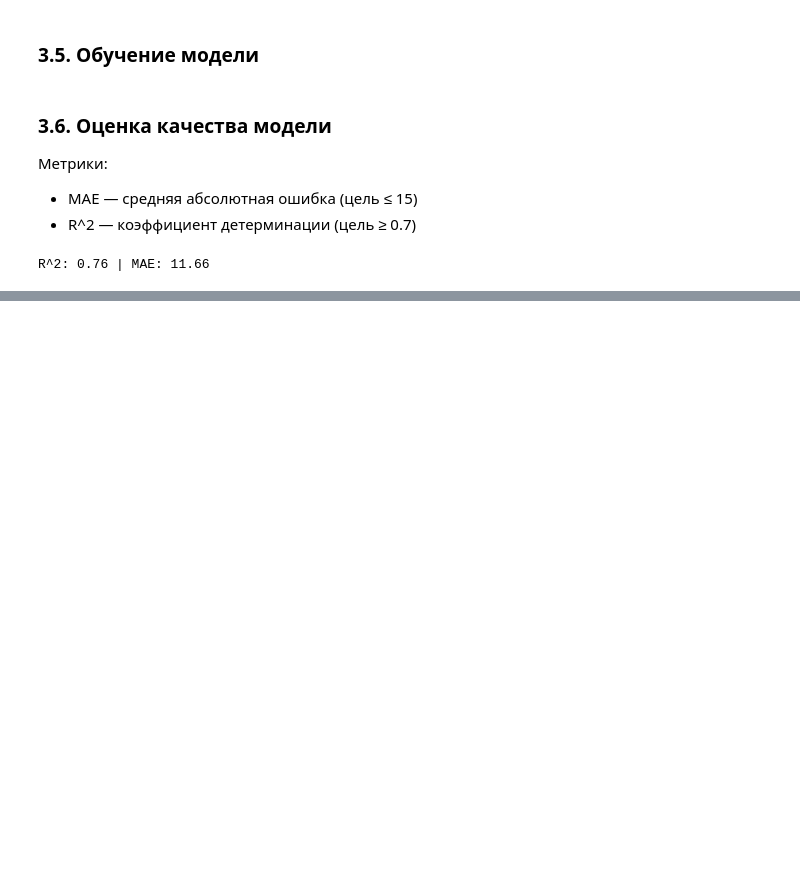
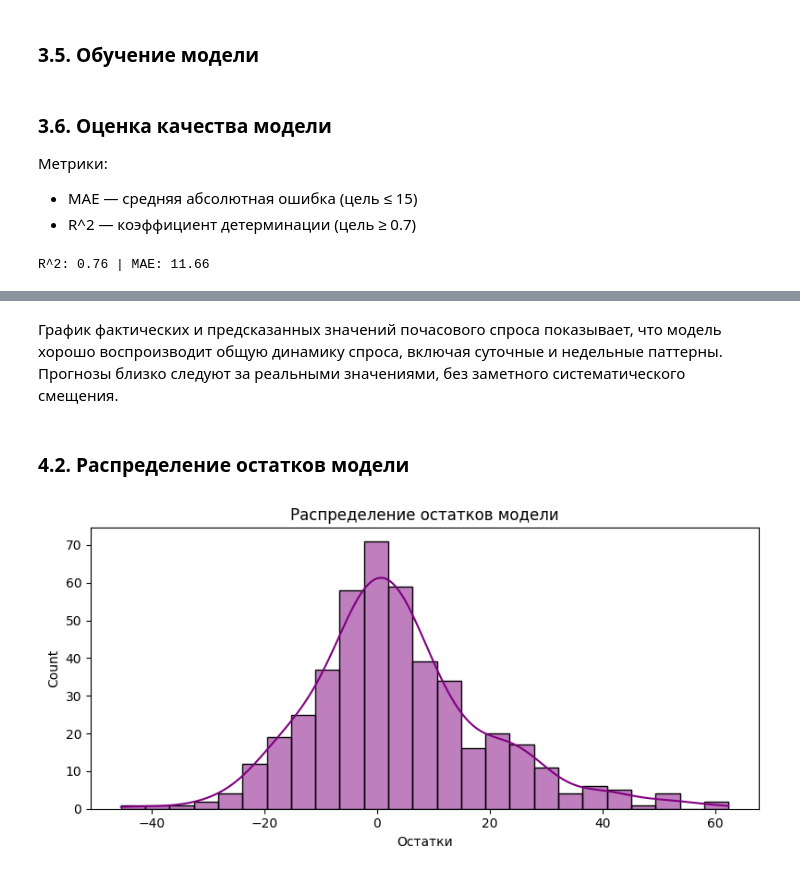
Before and after one commit to fIIame/scooter_sharing_analysis, a Jupyter notebook: notebooks/Modeling.ipynb, the cells around one changed output, grey strips where cells are left out. Saved outputs shown, nothing was run; the diff lists cells and outputs as text; code cells hidden in the pictures; blank space fills up the shorter version.

```diff
--- a/notebooks/Modeling.ipynb
+++ b/notebooks/Modeling.ipynb
@@ -110,0 +122,8 @@ R^2: 0.76 | MAE: 11.66
+# %% [markdown]
+График фактических и предсказанных значений почасового спроса показывает, что модель хорошо воспроизводит общую динамику спроса, включая суточные и недельные паттерны. Прогнозы близко следуют за реальными значениями, без заметного систематического смещения.
+# %% [markdown]
+### 4.2. Распределение остатков модели
+# %%
+plot_residuals_distribution(y_test, pred)
+# %% [output]
+[figure, added]
```
Also changed, not shown: parts of 6 cells of this notebook, 1 other file.
